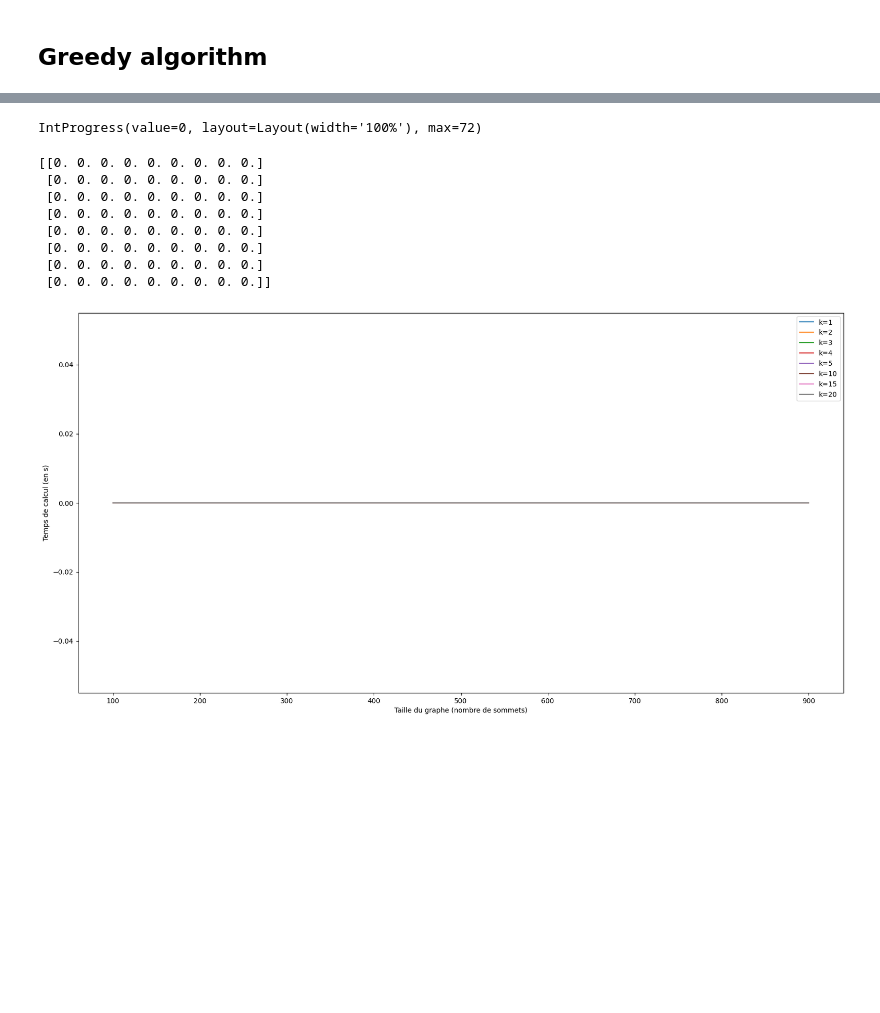
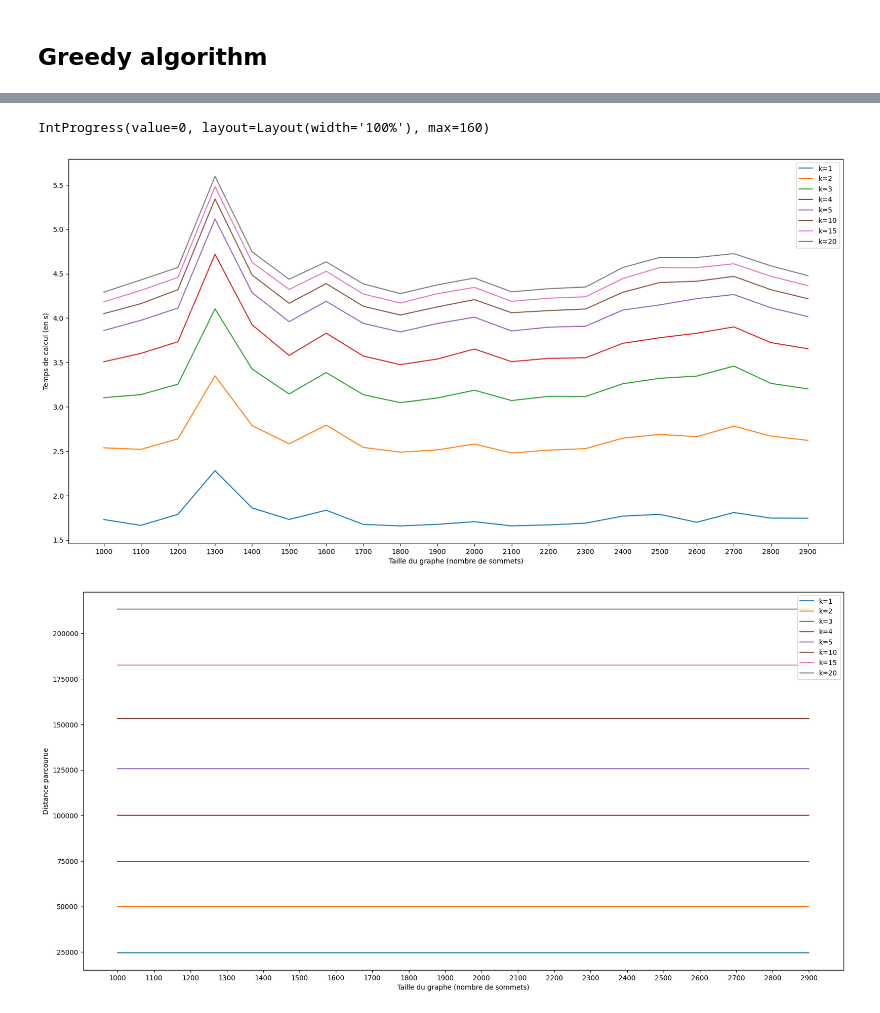
Before and after one commit to arrighi-fabien/Projet-Recherche-Op-rationnelle, a Jupyter notebook: livrable-2.ipynb, the cells around one changed output, grey strips where cells are left out. Saved outputs shown, nothing was run; the diff lists cells and outputs as text; code cells hidden in the pictures; blank space fills up the shorter version.

Commit message:
🔨 Test for Greedy

```diff
--- a/livrable-2.ipynb
+++ b/livrable-2.ipynb
@@ -24,7 +24,9 @@ class Cities:
         self.y_range = y_range
         if seed:
             random.seed(seed)
-
+        else:
+            seed = int(str(time.time()).split('.')[1][-4:])
+            random.seed(seed)
         used_coordinates = set()
 
         while len(self.cities) < nb_nodes:
@@ -87,9 +89,8 @@ class Graph:
 nb_nodes = 200
 x_range = (0, 500)
 y_range = (0, 500)
-seed = 1
 
-data = Cities(nb_nodes, x_range, y_range, seed)
+data = Cities(nb_nodes, x_range, y_range)
 
 center_city = data.getCenterCity()
 
@@ -194,12 +190,13 @@ Total distance: 7746.347802527239
 # %%
-nb_iteration = 1
-taille_min   = 100
-taille_max   = 1000
+nb_iteration = 5
+taille_min   = 1000
+taille_max   = 3000
 taille_step  = 100
 k_values     = [1, 2, 3, 4, 5, 10, 15, 20]
 
 # Create an array to store durations in function of the size of the graph and the k value
 durees = np.zeros((len(k_values), (taille_max - taille_min) // taille_step))
+distances = np.zeros((len(k_values), (taille_max - taille_min) // taille_step))
 
 # on affiche la barre de progression
 nb_tests = ((taille_max - taille_min) / taille_step) * nb_iteration * len(k_values)
@@ -207,45 +204,58 @@ bar = IntProgress(min=0, max=nb_tests, layout={"width" : "100%"})
 display(bar)
 
 for taille in range(taille_min, taille_max, taille_step):
     duree_moy   = 0.0
-    for k in [1, 2, 3, 4, 5, 10, 15, 20]:
+    distance_moy = 0.0
+    for k in k_values:
         for i in range(nb_iteration):
+            greedy_data = Cities(taille, x_range, y_range)
+            center_city = greedy_data.getCenterCity()
+            k_means = kMeansClusters(k, greedy_data.cities)
+            clusters = k_means.getClusters()
+            cities_clusters = k_means.getCitiesByCluster()
+            greedy_solver = Greedy(greedy_data)
             start = time.time()
-
+            cluster_greedy_paths, total_distance = greedy_solver.processClusters(cities_clusters, center_city)
             stop = time.time()
             duree = stop - start
 
             duree_moy += duree
-            durees[k_values.index(k)][(taille - taille_min) // taille_step] = duree_moy / nb_iteration
-
+            distance_moy += total_distance
             bar.value += 1
 
+        durees[k_values.index(k)][(taille - taille_min) // taille_step] = duree_moy / nb_iteration
+        distances[k_values.index(k)][(taille - taille_min) // taille_step] = distance_moy / nb_iteration
 # on cache la barre de progression
 bar.close()
 
 # on règle l'affichage des courbes
 tailles = [x for x in range(taille_min, taille_max, taille_step)]
 plt.figure(figsize=(20,10))
 
 plt.xlabel('Taille du graphe (nombre de sommets)')
 plt.xticks(ticks=tailles) # valeurs affichées sur l'axe X
 plt.ylabel('Temps de calcul (en s)')
 plt.title('')
-print(durees)
 for i in range(len(k_values)):
     plt.plot(tailles, durees[i], label=f'k={k_values[i]}')
 
 # on affiche
 plt.legend()
 plt.show()
+
+plt.figure(figsize=(20,10))
+
+plt.xlabel('Taille du graphe (nombre de sommets)')
+plt.xticks(ticks=tailles) # valeurs affichées sur l'axe X
+plt.ylabel('Distance parcourue')
+plt.title('')
+for i in range(len(k_values)):
+    plt.plot(tailles, distances[i], label=f'k={k_values[i]}')
+
+# on affiche
+plt.legend()
+plt.show()
 # %% [output]
-IntProgress(value=0, layout=Layout(width='100%'), max=72)
+IntProgress(value=0, layout=Layout(width='100%'), max=160)
-[[0. 0. 0. 0. 0. 0. 0. 0. 0.]
- [0. 0. 0. 0. 0. 0. 0. 0. 0.]
- [0. 0. 0. 0. 0. 0. 0. 0. 0.]
- [0. 0. 0. 0. 0. 0. 0. 0. 0.]
- [0. 0. 0. 0. 0. 0. 0. 0. 0.]
- [0. 0. 0. 0. 0. 0. 0. 0. 0.]
- [0. 0. 0. 0. 0. 0. 0. 0. 0.]
- [0. 0. 0. 0. 0. 0. 0. 0. 0.]]
-[figure, old version]
+[figure, new version]
+[figure, added]
```
Also changed, not shown: parts of 3 cells of this notebook.
